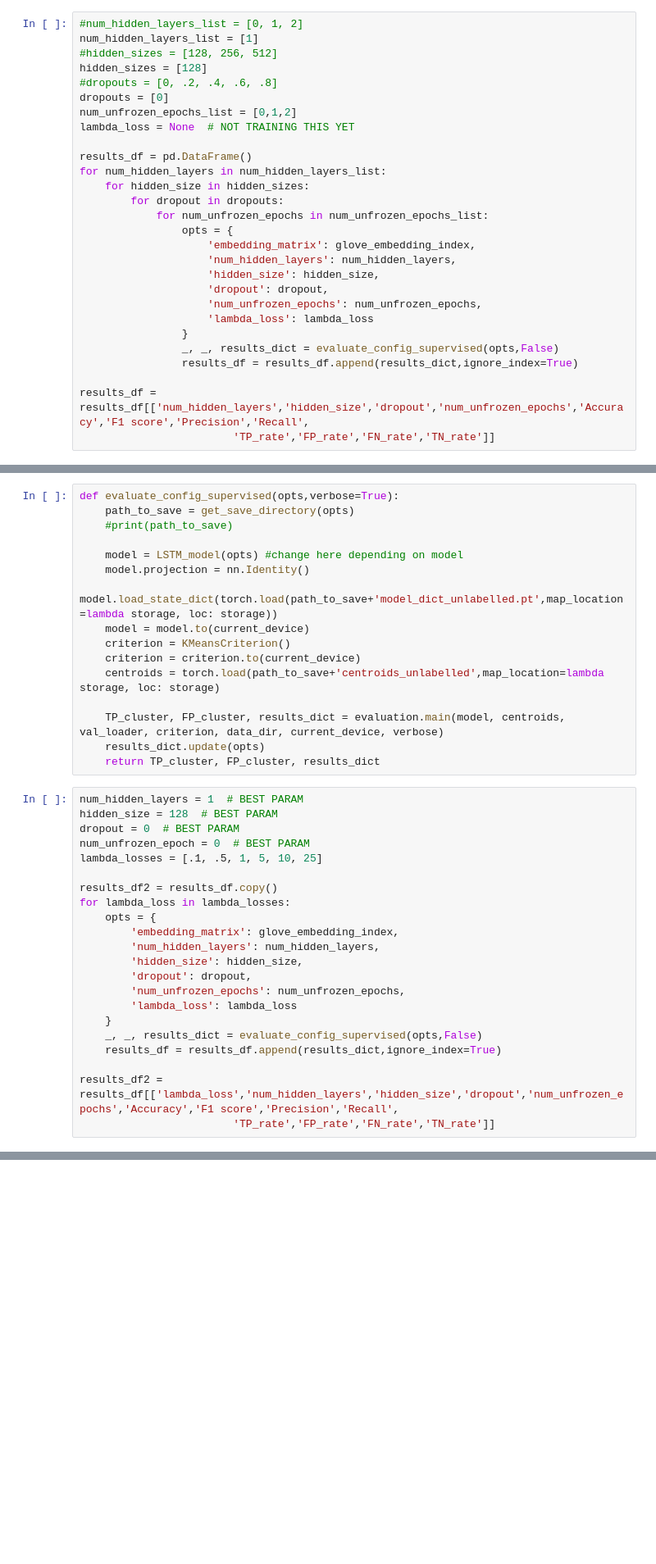
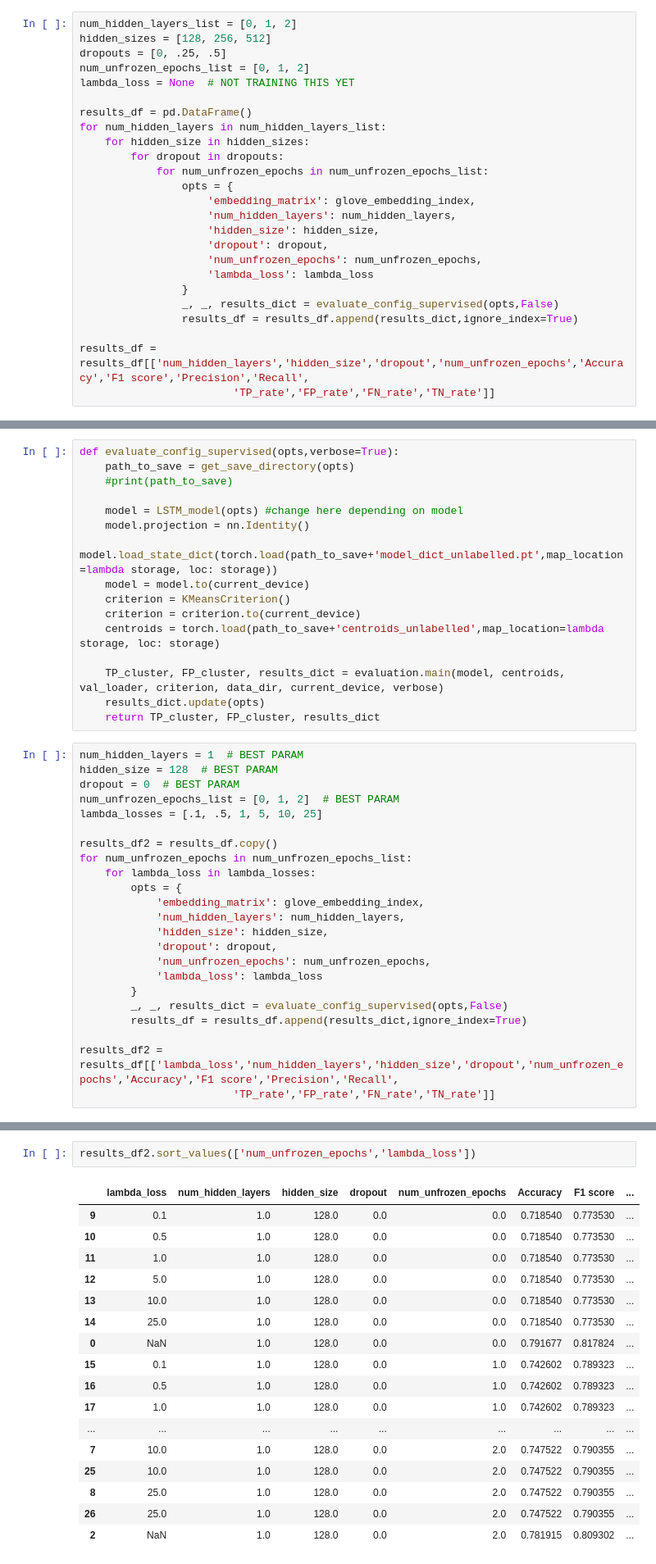
Before and after one commit to elliotgsilva/BiasedLanguageDetection, a Jupyter notebook: lstm_unfrozen_model.ipynb, the cells around one changed output, grey strips where cells are left out. Shown: that part at 82% size. Saved outputs shown, nothing was run; the diff lists cells and outputs as text; blank space fills up the shorter version.

```diff
--- a/lstm_unfrozen_model.ipynb
+++ b/lstm_unfrozen_model.ipynb
@@ -755,13 +755,10 @@ def evaluate_config_supervised(opts,verbose=True):
     results_dict.update(opts)
     return TP_cluster, FP_cluster, results_dict
 # %%
-#num_hidden_layers_list = [0, 1, 2]
-num_hidden_layers_list = [1]
-#hidden_sizes = [128, 256, 512]
-hidden_sizes = [128]
-#dropouts = [0, .2, .4, .6, .8]
-dropouts = [0]
-num_unfrozen_epochs_list = [0,1,2]
+num_hidden_layers_list = [0, 1, 2]
+hidden_sizes = [128, 256, 512]
+dropouts = [0, .25, .5]
+num_unfrozen_epochs_list = [0, 1, 2]
 lambda_loss = None  # NOT TRAINING THIS YET
 
 results_df = pd.DataFrame()
@@ -811,21 +808,22 @@ def evaluate_config_supervised(opts,verbose=True):
 num_hidden_layers = 1  # BEST PARAM
 hidden_size = 128  # BEST PARAM
 dropout = 0  # BEST PARAM
-num_unfrozen_epoch = 0  # BEST PARAM
+num_unfrozen_epochs_list = [0, 1, 2]  # BEST PARAM
 lambda_losses = [.1, .5, 1, 5, 10, 25]
 
 results_df2 = results_df.copy()
-for lambda_loss in lambda_losses:
-    opts = {
-        'embedding_matrix': glove_embedding_index,
-        'num_hidden_layers': num_hidden_layers,
-        'hidden_size': hidden_size,
-        'dropout': dropout,
-        'num_unfrozen_epochs': num_unfrozen_epochs,
-        'lambda_loss': lambda_loss
-    }
-    _, _, results_dict = evaluate_config_supervised(opts,False)
-    results_df = results_df.append(results_dict,ignore_index=True)
+for num_unfrozen_epochs in num_unfrozen_epochs_list:
+    for lambda_loss in lambda_losses:
+        opts = {
+            'embedding_matrix': glove_embedding_index,
+            'num_hidden_layers': num_hidden_layers,
+            'hidden_size': hidden_size,
+            'dropout': dropout,
+            'num_unfrozen_epochs': num_unfrozen_epochs,
+            'lambda_loss': lambda_loss
+        }
+        _, _, results_dict = evaluate_config_supervised(opts,False)
+        results_df = results_df.append(results_dict,ignore_index=True)
 
 results_df2 = results_df[['lambda_loss','num_hidden_layers','hidden_size','dropout','num_unfrozen_epochs','Accuracy','F1 score','Precision','Recall',
                         'TP_rate','FP_rate','FN_rate','TN_rate']]
@@ -844,0 +830,20 @@ results_df2
+# %%
+results_df2.sort_values(['num_unfrozen_epochs','lambda_loss'])
+# %% [output]
+|  | lambda_loss | num_hidden_layers | hidden_size | dropout | num_unfrozen_epochs | Accuracy | F1 score | ... |
+| 9 | 0.1 | 1.0 | 128.0 | 0.0 | 0.0 | 0.718540 | 0.773530 | ... |
+| 10 | 0.5 | 1.0 | 128.0 | 0.0 | 0.0 | 0.718540 | 0.773530 | ... |
+| 11 | 1.0 | 1.0 | 128.0 | 0.0 | 0.0 | 0.718540 | 0.773530 | ... |
+| 12 | 5.0 | 1.0 | 128.0 | 0.0 | 0.0 | 0.718540 | 0.773530 | ... |
+| 13 | 10.0 | 1.0 | 128.0 | 0.0 | 0.0 | 0.718540 | 0.773530 | ... |
+| 14 | 25.0 | 1.0 | 128.0 | 0.0 | 0.0 | 0.718540 | 0.773530 | ... |
+| 0 | NaN | 1.0 | 128.0 | 0.0 | 0.0 | 0.791677 | 0.817824 | ... |
+| 15 | 0.1 | 1.0 | 128.0 | 0.0 | 1.0 | 0.742602 | 0.789323 | ... |
+| 16 | 0.5 | 1.0 | 128.0 | 0.0 | 1.0 | 0.742602 | 0.789323 | ... |
+| 17 | 1.0 | 1.0 | 128.0 | 0.0 | 1.0 | 0.742602 | 0.789323 | ... |
+| ... | ... | ... | ... | ... | ... | ... | ... | ... |
+| 7 | 10.0 | 1.0 | 128.0 | 0.0 | 2.0 | 0.747522 | 0.790355 | ... |
+| 25 | 10.0 | 1.0 | 128.0 | 0.0 | 2.0 | 0.747522 | 0.790355 | ... |
+| 8 | 25.0 | 1.0 | 128.0 | 0.0 | 2.0 | 0.747522 | 0.790355 | ... |
+| 26 | 25.0 | 1.0 | 128.0 | 0.0 | 2.0 | 0.747522 | 0.790355 | ... |
+| 2 | NaN | 1.0 | 128.0 | 0.0 | 2.0 | 0.781915 | 0.809302 | ... |
```
Also changed, not shown: parts of 1 cell of this notebook, 3 other files.
